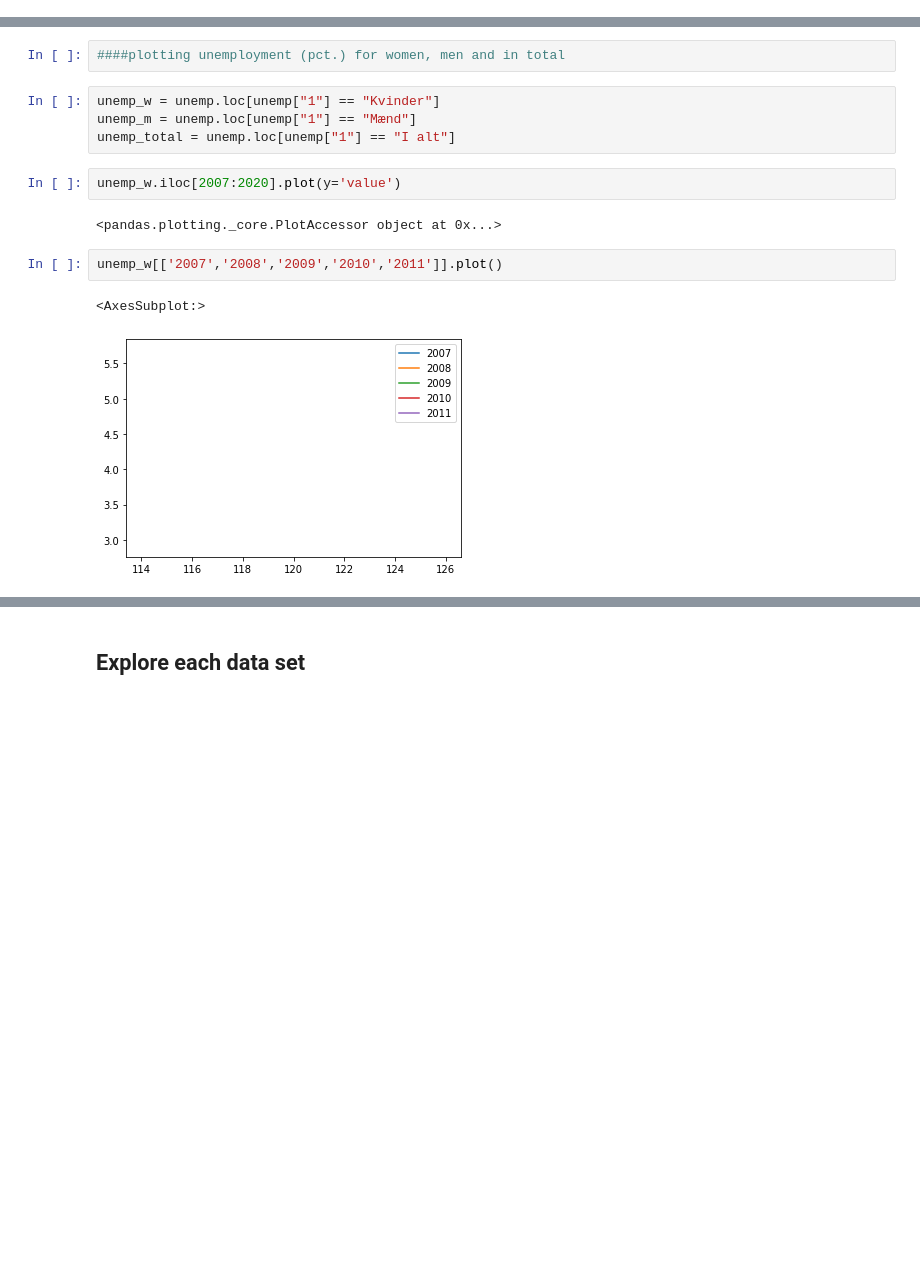
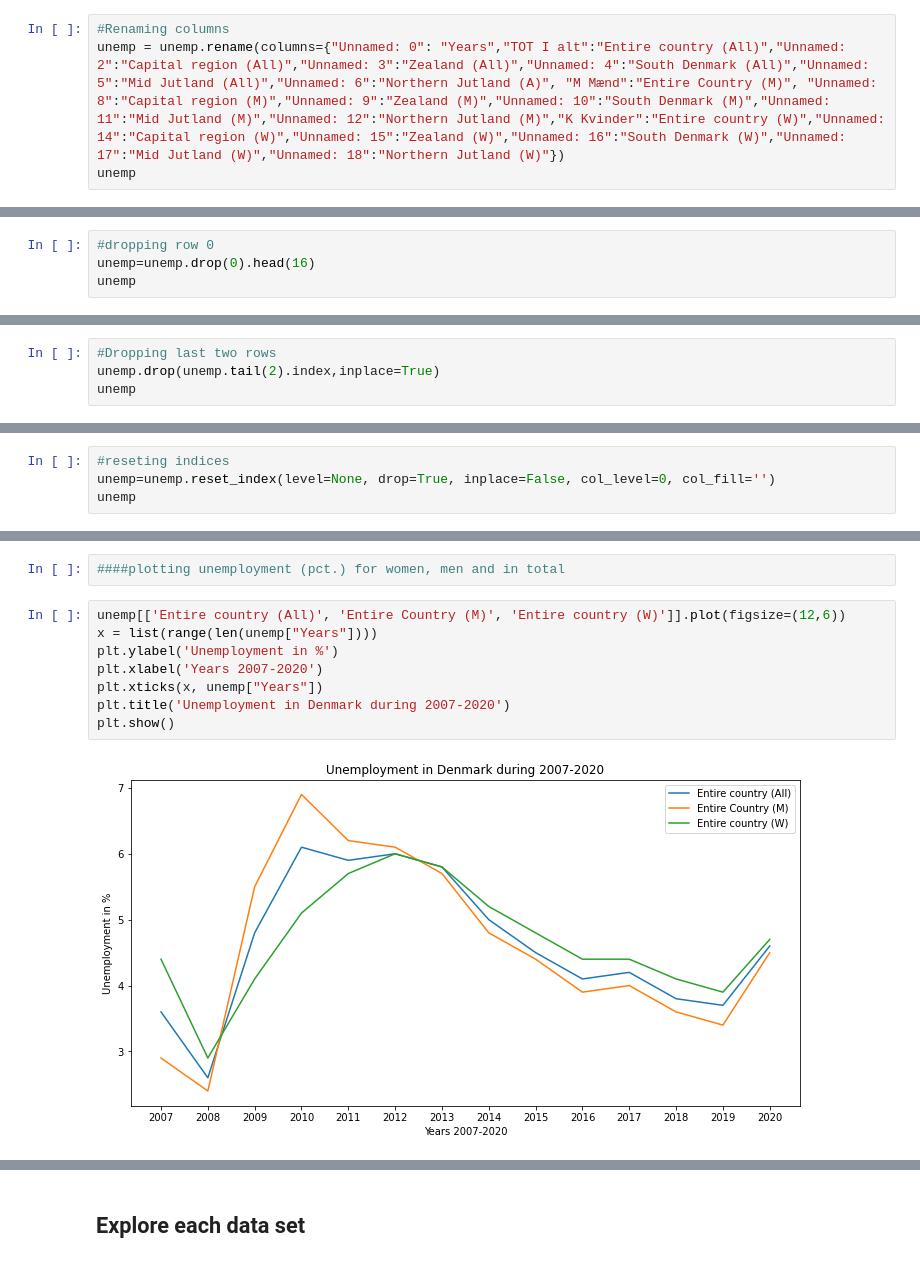
Before and after one commit to Morsing96/Introduction-to-Programming, a Jupyter notebook: dataproject/dataproject.ipynb, the cells around one changed output, grey strips where cells are left out. Drawn from its saved outputs; the diff is of its cells as text; blank space fills up the shorter version.

```diff
--- a/dataproject/dataproject.ipynb
+++ b/dataproject/dataproject.ipynb
@@ -57,0 +55,4 @@ unemp.reset_index(drop=True)
+# %%
+#Renaming columns
+unemp = unemp.rename(columns={"Unnamed: 0": "Years","TOT I alt":"Entire country (All)","Unnamed: 2":"Capital region (All)","Unnamed: 3":"Zealand (All)","Unnamed: 4":"South Denmark (All)","Unnamed: 5":"Mid Jutland (All)","Unnamed: 6":"Northern Jutland (A)", "M Mænd":"Entire Country (M)", "Unnamed: 8":"Capital region (M)","Unnamed: 9":"Zealand (M)","Unnamed: 10":"South Denmark (M)","Unnamed: 11":"Mid Jutland (M)","Unnamed: 12":"Northern Jutland (M)","K Kvinder":"Entire country (W)","Unnamed: 14":"Capital region (W)","Unnamed: 15":"Zealand (W)","Unnamed: 16":"South Denmark (W)","Unnamed: 17":"Mid Jutland (W)","Unnamed: 18":"Northern Jutland (W)"})
+unemp
@@ -57,0 +78,4 @@ unemp.reset_index(drop=True)
+# %%
+#dropping row 0
+unemp=unemp.drop(0).head(16)
+unemp
@@ -57,0 +100,4 @@ unemp.reset_index(drop=True)
+# %%
+#Dropping last two rows
+unemp.drop(unemp.tail(2).index,inplace=True)
+unemp
@@ -57,0 +120,4 @@ unemp.reset_index(drop=True)
+# %%
+#reseting indices
+unemp=unemp.reset_index(level=None, drop=True, inplace=False, col_level=0, col_fill='')
+unemp
@@ -58,15 +140,12 @@ unemp.reset_index(drop=True)
 # %%
 ####plotting unemployment (pct.) for women, men and in total
-# %%
-unemp_w = unemp.loc[unemp["1"] == "Kvinder"]
-unemp_m = unemp.loc[unemp["1"] == "Mænd"]
-unemp_total = unemp.loc[unemp["1"] == "I alt"]
-# %%
-unemp_w.iloc[2007:2020].plot(y='value')
-# %% [output]
-<pandas.plotting._core.PlotAccessor object at 0x...>
-# %%
-unemp_w[['2007','2008','2009','2010','2011']].plot()
-# %% [output]
-<AxesSubplot:>
-[figure, removed]
+# %%
+unemp[['Entire country (All)', 'Entire Country (M)', 'Entire country (W)']].plot(figsize=(12,6))
+x = list(range(len(unemp["Years"])))
+plt.ylabel('Unemployment in %')
+plt.xlabel('Years 2007-2020')
+plt.xticks(x, unemp["Years"])
+plt.title('Unemployment in Denmark during 2007-2020')
+plt.show()
+# %% [output]
+[figure, added]
```
Also changed, not shown: parts of 20 cells of this notebook, 1 other file.
